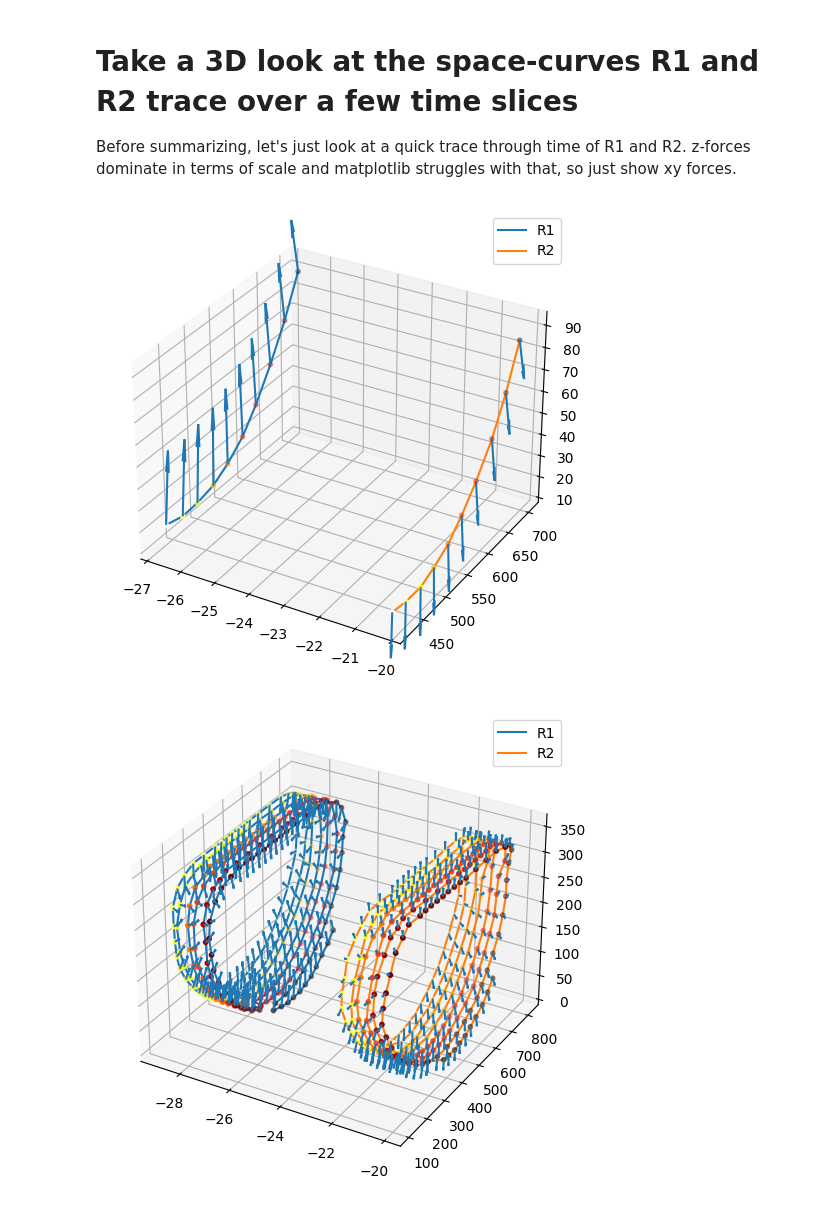
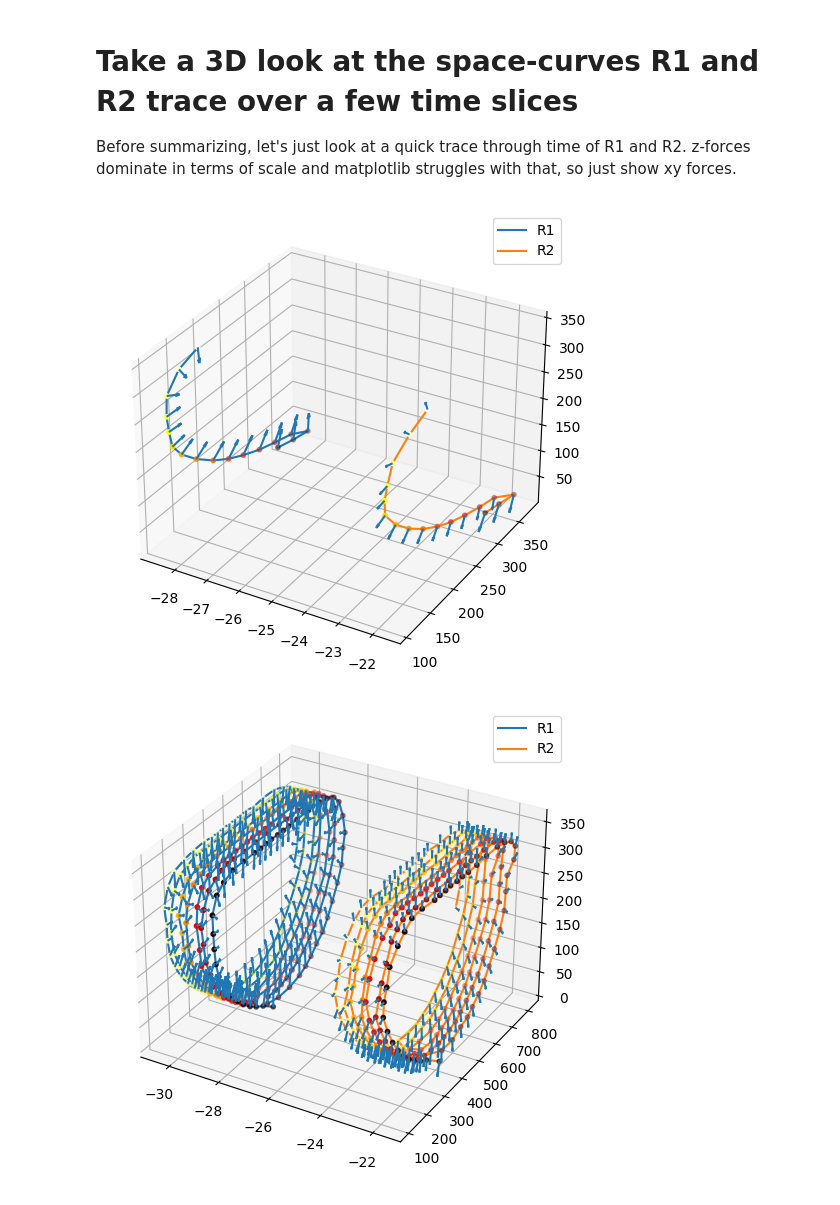
Before and after one commit to sparadiso/machine-labs-soln, a Jupyter notebook: Data exploration.ipynb, the cells around one changed output. Drawn from its saved outputs; the diff is of its cells as text; code cells hidden in the pictures.

```diff
--- a/Data exploration.ipynb
+++ b/Data exploration.ipynb
@@ -101,41 +101,41 @@ def plot_3d_point_dynamics(slc, csv_fname):
 
     for R_idx in [1, 2]:
         # Prepare arrays x, y, z
-        df = load_data(csv_fname)
+        df = load(csv_fname)
 
         t = df["t"].to_numpy()[slc]
         t = 1.0 * t - t[0]
         t = t / t.max()
 
         x = df["x_enc_{}".format(R_idx)].to_numpy()[slc]
         y = df["y_enc_{}".format(R_idx)].to_numpy()[slc]
         z = df["z_enc_{}".format(R_idx)].to_numpy()[slc]
 
         force_scale = 0.02
         # z-forces dominate, so leave them out.
         fz = (df["fz_{}".format(R_idx)].to_numpy()[slc]) * 0.0
 
         # scale down forces to view them more easily in the viewport (scale is arb.)
         force_scale = 0.02
         fx = (df["fx_{}".format(R_idx)].to_numpy()[slc]) * force_scale
         fy = (df["fy_{}".format(R_idx)].to_numpy()[slc]) * force_scale
 
         ax.plot(z, x, y, label='R{}'.format(R_idx))
         ax.scatter(z, x, y, color=cm.hot(t), s = 10)
         ax.legend()
 
         ax.quiver(z, x, y, fz, fx, fy, normalize=False)
 
     py.show()
 
-slc = slice(4000, 4010)
+slc = slice(3998, 4015)
 plot_3d_point_dynamics(slc, "Test1.csv")
 
 slc = slice(4000, 4300)
 plot_3d_point_dynamics(slc, "Test1.csv")
 # %% [output]
-[figure, old version]
+[figure, new version]
-[figure, old version]
+[figure, new version]
 # %% [markdown]
 Sweep looks smooth, clean, no big oddities here. If you make these plots interactive, you can see R2 pull back a bit and let R1 deform the plate, which is neat but ~expected. Unclear if this insight will effect modeling at this point. Again, bookmarked for later.
 
```
Also changed, not shown: parts of 3 cells of this notebook, 3 other files.
